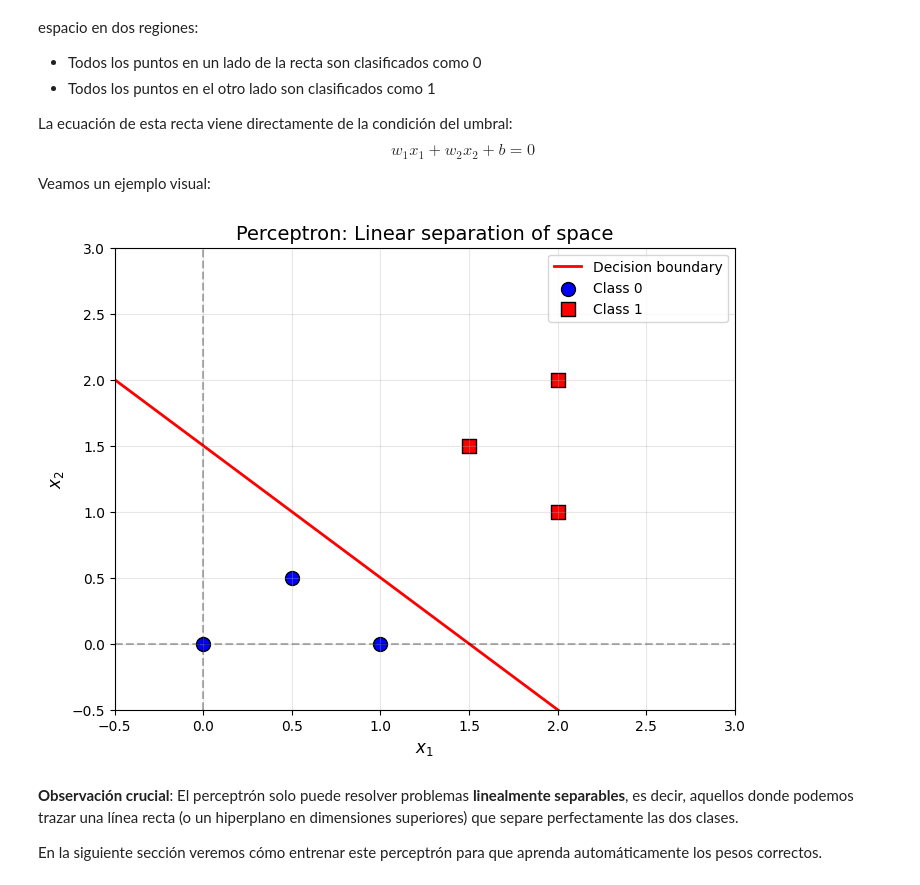
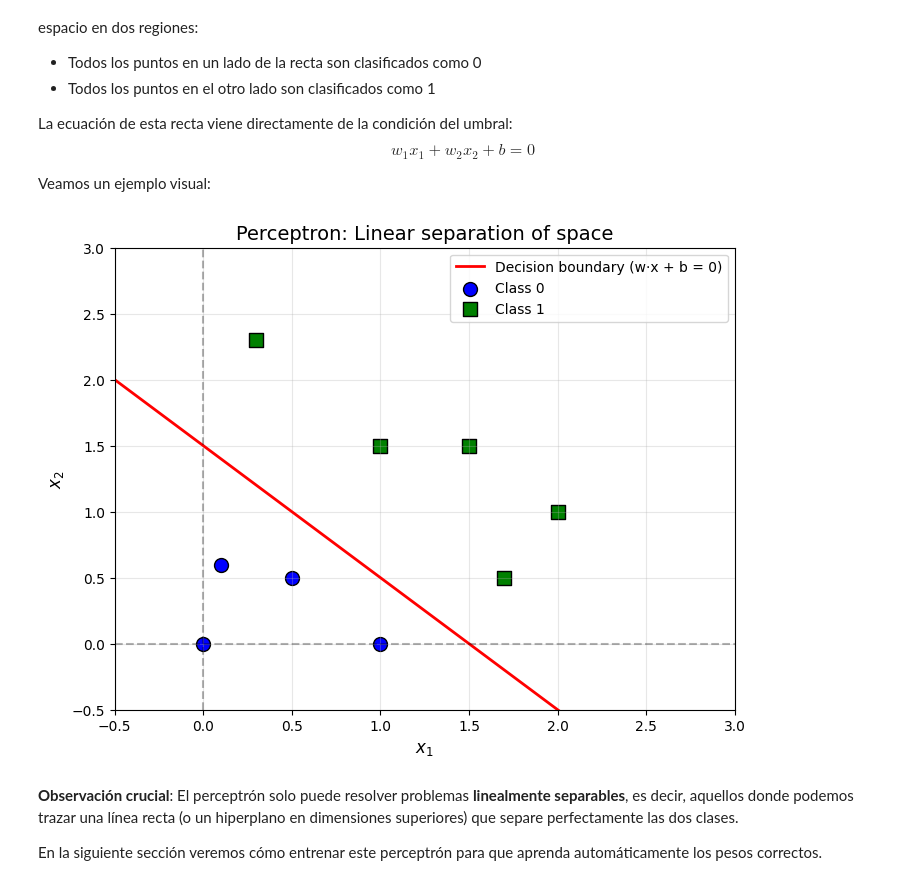
Before and after one commit to financieras/articulos, a Jupyter notebook: El_perceptron.ipynb, the cells around one changed output. Cells and saved outputs as stored; diff of their text form; code cells hidden in the pictures.

```diff
--- a/El_perceptron.ipynb
+++ b/El_perceptron.ipynb
@@ -201,39 +232,39 @@ Veamos un ejemplo visual:
 # %%
 import matplotlib.pyplot as plt
 
-# Create a perceptron with specific weights
-weights = np.array([1, 1])
-bias = -1.5
+# Perceptron equation: w1*x1 + w2*x2 + b = 0 → w=[1,1], b=-1.5
+weights = np.array([1, 1])  # Create a perceptron with specific weights
+bias = -1.5                 # specific bias
 
-# Generate test points
-x1 = np.linspace(-1, 3, 100)
-x2 = -(weights[0] * x1 + bias) / weights[1]  # Solve for x2
+# Decision boundary: solve x2 = -(w1*x1 + b)/w2 for line equation
+x1 = np.linspace(-1, 3, 100)    # Generate test points
+x2 = -(weights[0] * x1 + bias) / weights[1]     # Solve for x2
 
-# Visualize
+# Plot: red line separates Class 0 (below) vs Class 1 (above)
 plt.figure(figsize=(8, 6))
-plt.plot(x1, x2, 'r-', linewidth=2, label='Decision boundary')
+plt.plot(x1, x2, 'r-', linewidth=2, label='Decision boundary (w·x + b = 0)')
 plt.axhline(0, color='k', linestyle='--', alpha=0.3)
 plt.axvline(0, color='k', linestyle='--', alpha=0.3)
 
 # Add some example points
-class_0_points = np.array([[0, 0], [0.5, 0.5], [1, 0]])
-class_1_points = np.array([[2, 2], [1.5, 1.5], [2, 1]])
+class_0_points = np.array([[0, 0], [0.5, 0.5], [1, 0], [0.1, 0.6]])
+class_1_points = np.array([[1, 1.5], [1.5, 1.5], [2, 1], [0.3, 2.3], [1.7, 0.5]])
 
 plt.scatter(class_0_points[:, 0], class_0_points[:, 1],
            c='blue', s=100, marker='o', label='Class 0', edgecolors='k')
 plt.scatter(class_1_points[:, 0], class_1_points[:, 1],
-           c='red', s=100, marker='s', label='Class 1', edgecolors='k')
+           c='green', s=100, marker='s', label='Class 1', edgecolors='k')
 
 plt.xlabel('$x_1$', fontsize=12)
 plt.ylabel('$x_2$', fontsize=12)
 plt.title('Perceptron: Linear separation of space', fontsize=14)
 plt.legend()
 plt.grid(True, alpha=0.3)
 plt.xlim(-0.5, 3)
 plt.ylim(-0.5, 3)
 plt.show()
 # %% [output]
-[figure, old version]
+[figure, new version]
 # %% [markdown]
 **Observación crucial**: El perceptrón solo puede resolver problemas **linealmente separables**, es decir, aquellos donde podemos trazar una línea recta (o un hiperplano en dimensiones superiores) que separe perfectamente las dos clases.
 
```
Also changed, not shown: parts of 5 cells of this notebook.
